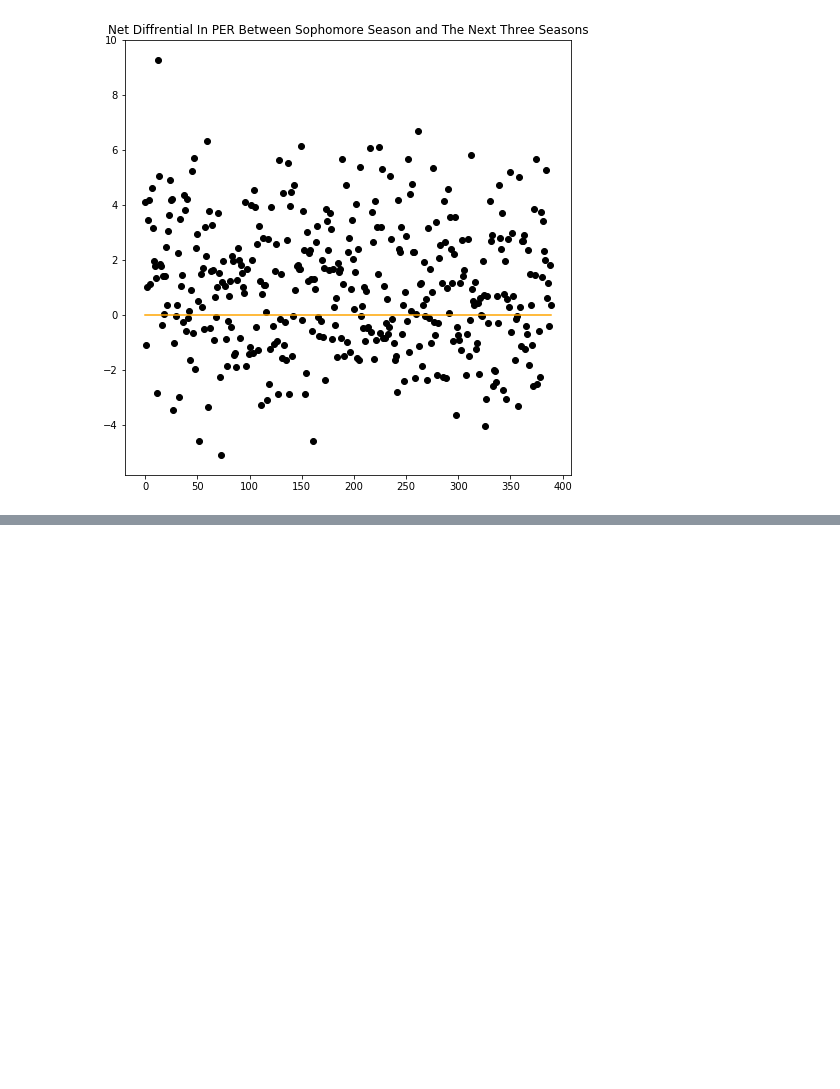
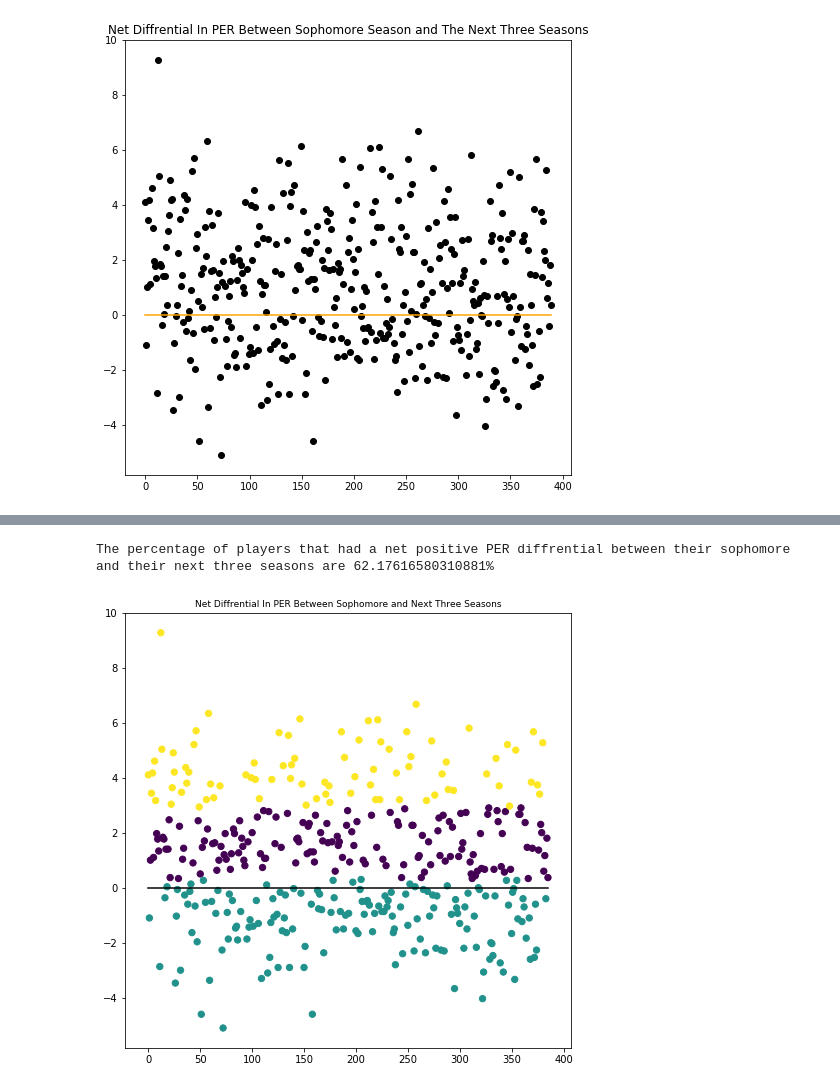
Before and after one commit to Sumiran1/Projects, a Jupyter notebook: NBA SOPHOMORE SLUMP PROJECT/data_analysis_v2.ipynb, the cells around one changed output, grey strips where cells are left out. Saved outputs shown, nothing was run; the diff lists cells and outputs as text; code cells hidden in the pictures; blank space fills up the shorter version.

```diff
--- a/NBA SOPHOMORE SLUMP PROJECT/data_analysis_v2.ipynb
+++ b/NBA SOPHOMORE SLUMP PROJECT/data_analysis_v2.ipynb
@@ -128,0 +148,16 @@ Text(0.5,1,'Net Diffrential In WS Between Between Sophomore Season and the Next
+# %%
+from sklearn.mixture import GMM
+PER_2= (np.array(PER_soph_three)).reshape(-1,1)
+gmm = GMM(n_components=3).fit(PER_2)
+labels = gmm.predict(PER_2)
+pos= np.sum(np.array(PER_soph_three) >= 0, axis=0)
+per_pos= pos/len(PER_soph_three)
+print('The percentage of players that had a net positive PER diffrential between their sophomore and their next three seasons are '+ str(per_pos*100) + '%')
+plt.figure(figsize=(8,8))
+plt.plot(np.arange(0,len(PER_2)),np.zeros(len(PER_2)),c='black')
+plt.scatter(np.arange(0,len(PER_2)),PER_2, c=labels, s=40, cmap='viridis')
+plt.title("Net Diffrential In PER Between Sophomore and Next Three Seasons",fontsize=9)
+plt.savefig("s_a_4.PNG",bbox_inches='tight')
+# %% [output]
+The percentage of players that had a net positive PER diffrential between their sophomore and their next three seasons are 62.17616580310881%
+[figure, added]
```
Also changed, not shown: parts of 12 cells of this notebook, 3 other files.
